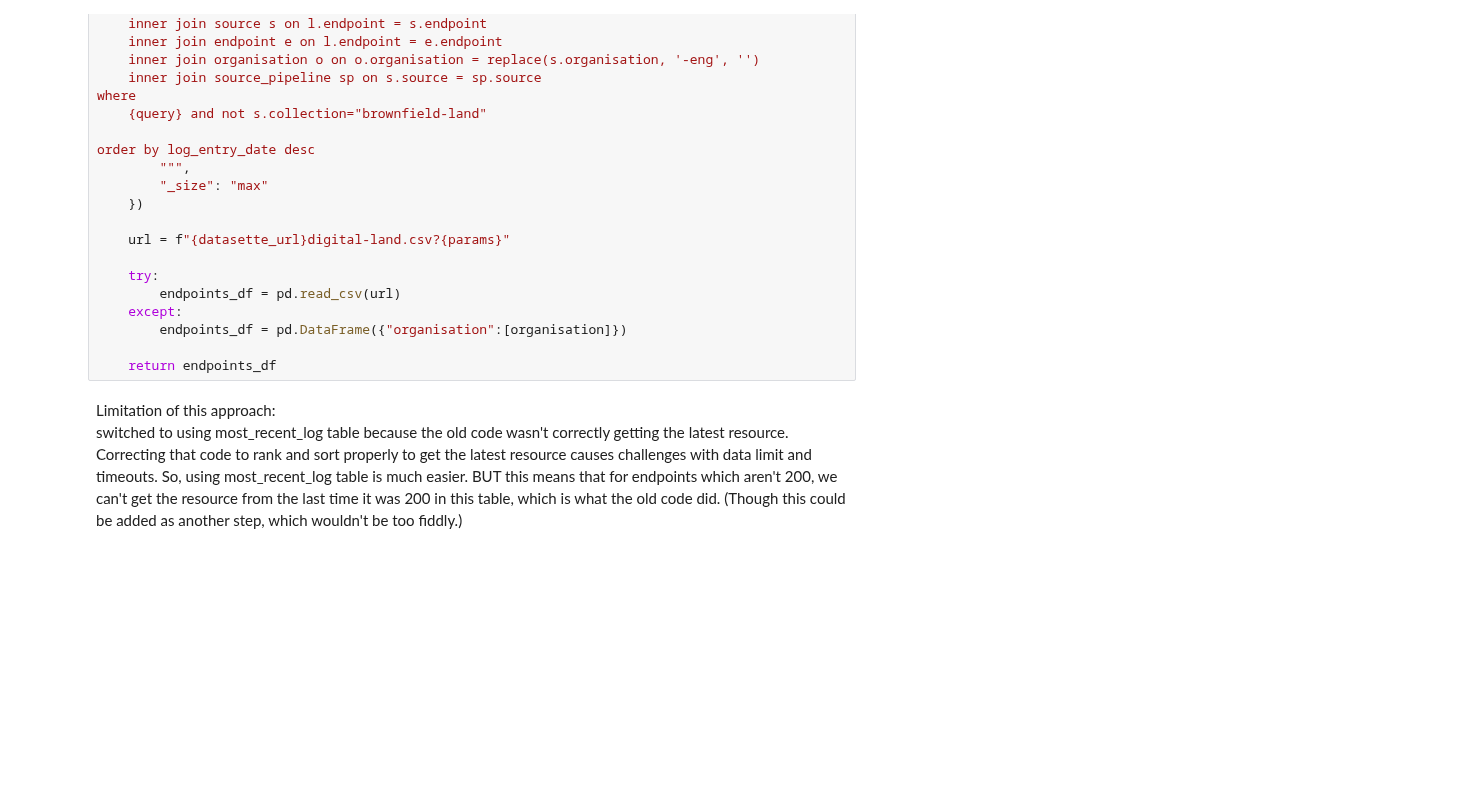
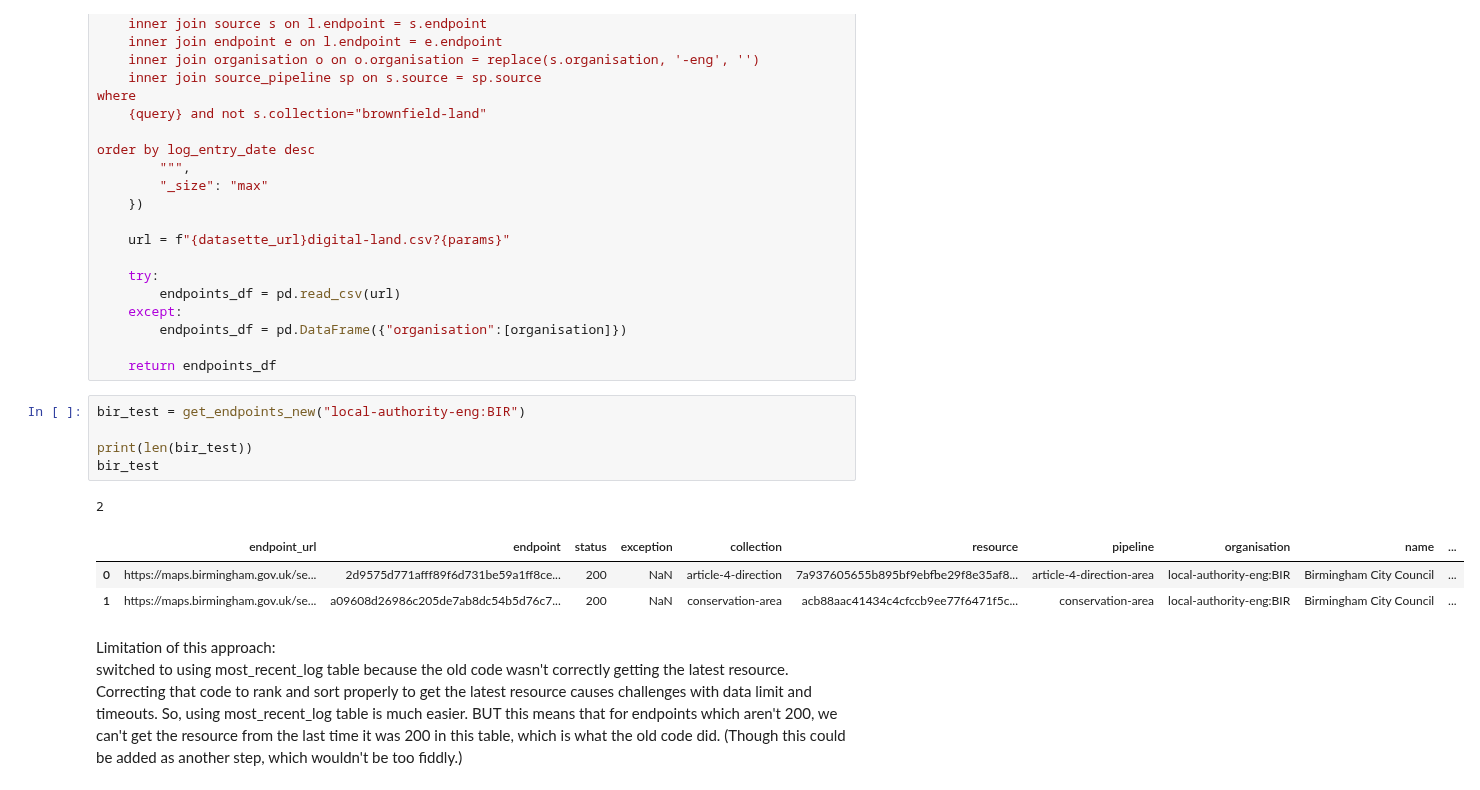
Before and after one commit to digital-land/jupyter-analysis, a Jupyter notebook: service_report/master_report/get_endpoints_investigation.ipynb, the cells around one changed output. Drawn from its saved outputs; the diff is of its cells as text; blank space fills up the shorter version.

```diff
--- a/service_report/master_report/get_endpoints_investigation.ipynb
+++ b/service_report/master_report/get_endpoints_investigation.ipynb
@@ -333,6 +233,16 @@ order by log_entry_date desc
         endpoints_df = pd.DataFrame({"organisation":[organisation]})
 
     return endpoints_df
+# %%
+bir_test = get_endpoints_new("local-authority-eng:BIR")
+
+print(len(bir_test))
+bir_test
+# %% [output]
+2
+|  | endpoint_url | endpoint | status | exception | collection | resource | pipeline | organisation | name | ... |
+| 0 | https://maps.birmingham.gov.uk/se... | 2d9575d771afff89f6d731be59a1ff8ce... | 200 | NaN | article-4-direction | 7a937605655b895bf9ebfbe29f8e35af8... | article-4-direction-area | local-authority-eng:BIR | Birmingham City Council | ... |
+| 1 | https://maps.birmingham.gov.uk/se... | a09608d26986c205de7ab8dc54b5d76c7... | 200 | NaN | conservation-area | acb88aac41434c4cfccb9ee77f6471f5c... | conservation-area | local-authority-eng:BIR | Birmingham City Council | ... |
 # %% [markdown]
 Limitation of this approach:
 switched to using most_recent_log table because the old code wasn't correctly getting the latest resource. Correcting that code to rank and sort properly to get the latest resource causes challenges with data limit and timeouts.
```
Also changed, not shown: parts of 24 cells of this notebook.
